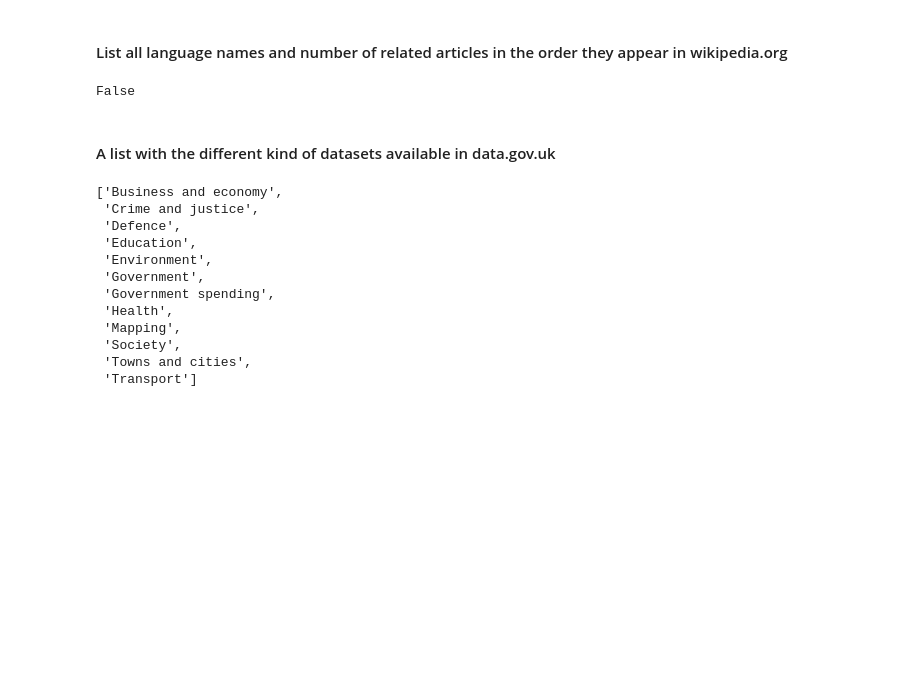
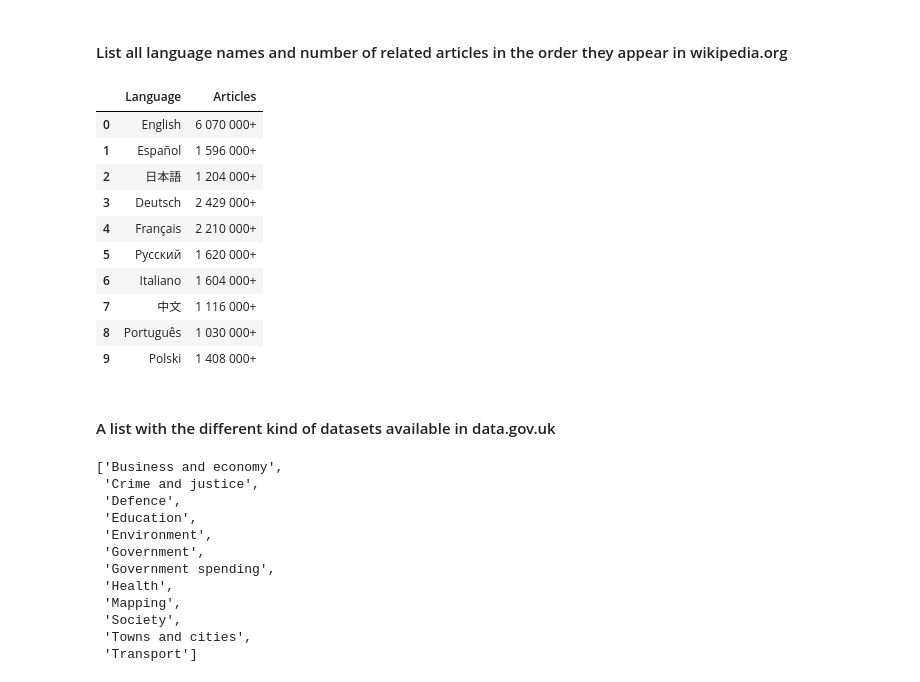
Before and after one commit to ta-data-mexpt/lab-web-scrapping, a Jupyter notebook: your-code/main.ipynb, the cells around one changed output. Cells and saved outputs as stored; diff of their text form; code cells hidden in the pictures; blank space fills up the shorter version.

```diff
--- a/your-code/main.ipynb
+++ b/your-code/main.ipynb
@@ -437,10 +430,20 @@ langs=wiki_soup.find_all('div',{'class':'central-featured-lang'})
 languages=[re.sub('\xa0',' ',lang.text.strip('\n')).split('\n') for lang in langs]
 lang_clean=[[re.sub('\+.*','+',y) for y in sub_list] for sub_list in languages]
 df_langs=pd.DataFrame(lang_clean,columns=['Language','Articles'])
-# %%
-df_langs['Language'].duplicated()[0]
-# %% [output]
-False
+# %%
+df_langs
+# %% [output]
+|  | Language | Articles |
+| 0 | English | 6 070 000+ |
+| 1 | Español | 1 596 000+ |
+| 2 | 日本語 | 1 204 000+ |
+| 3 | Deutsch | 2 429 000+ |
+| 4 | Français | 2 210 000+ |
+| 5 | Русский | 1 620 000+ |
+| 6 | Italiano | 1 604 000+ |
+| 7 | 中文 | 1 116 000+ |
+| 8 | Português | 1 030 000+ |
+| 9 | Polski | 1 408 000+ |
 # %% [markdown]
 #### A list with the different kind of datasets available in data.gov.uk
 # %%
```
Also changed, not shown: parts of 12 cells of this notebook.
